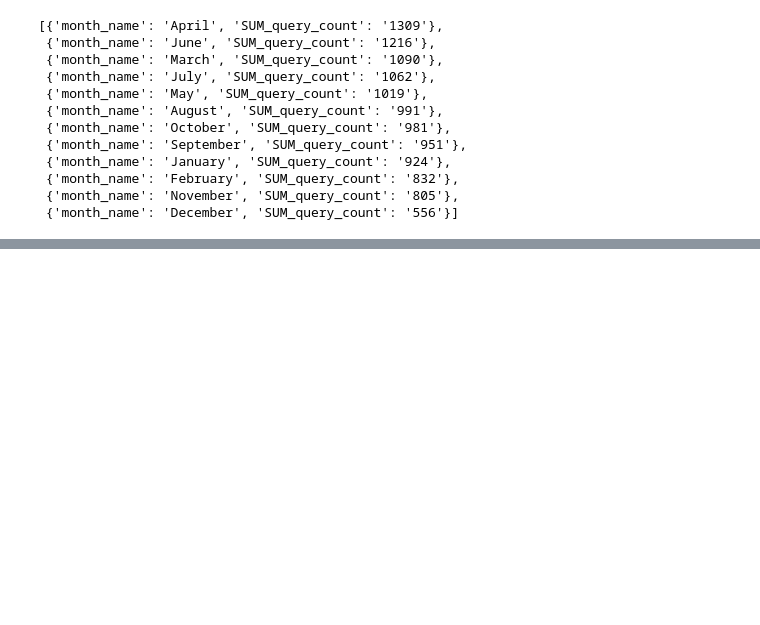
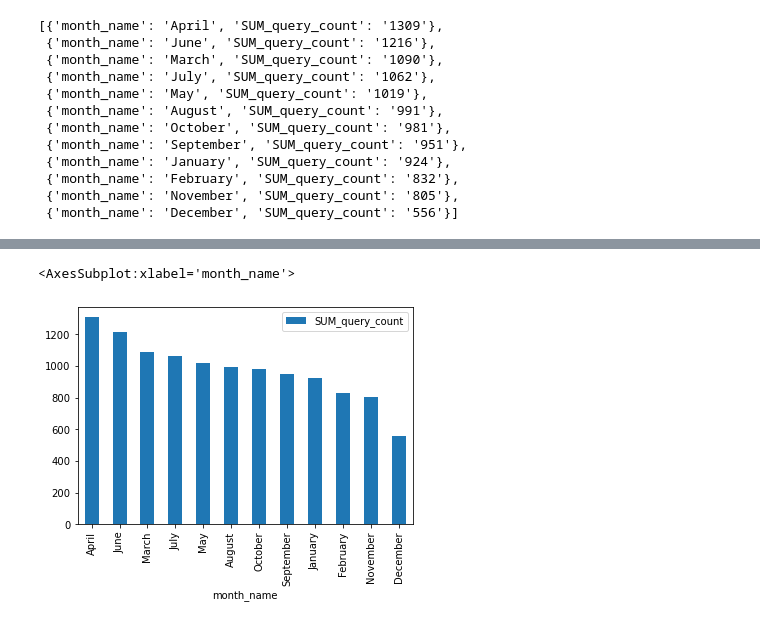
Before and after one commit to NSS-Data-Analytics-Cohort-6/socrata-api-robschulteis, a Jupyter notebook: notebooks/api_proj.ipynb, the cells around one changed output, grey strips where cells are left out. Cells and saved outputs as stored; diff of their text form; code cells hidden in the pictures; blank space fills up the shorter version.

Commit message:
charted number 4 (not confident in the results)

```diff
--- a/notebooks/api_proj.ipynb
+++ b/notebooks/api_proj.ipynb
@@ -170,3 +185,5 @@ res_total_m
  {'month_name': 'February', 'SUM_query_count': '832'},
  {'month_name': 'November', 'SUM_query_count': '805'},
  {'month_name': 'December', 'SUM_query_count': '556'}]
+# %%
+res_total_m_df = pd.DataFrame(res_total_m)
@@ -172,0 +206,7 @@ res_total_m
+# %%
+new_sum = []
+for x in res_total_m_df['SUM_query_count']:
+    x = "".join(x)
+    new_sum.append(x)
+# %%
+res_total_m_df['SUM_query_count']=new_sum
@@ -172,0 +229,7 @@ res_total_m
+# %%
+res_total_m_df['SUM_query_count'] = res_total_m_df['SUM_query_count'].astype(int)
+# %%
+res_total_m_df.plot(x='month_name', y='SUM_query_count', kind='bar')
+# %% [output]
+<AxesSubplot:xlabel='month_name'>
+[figure, added]
```
Also changed, not shown: parts of 5 cells of this notebook.
